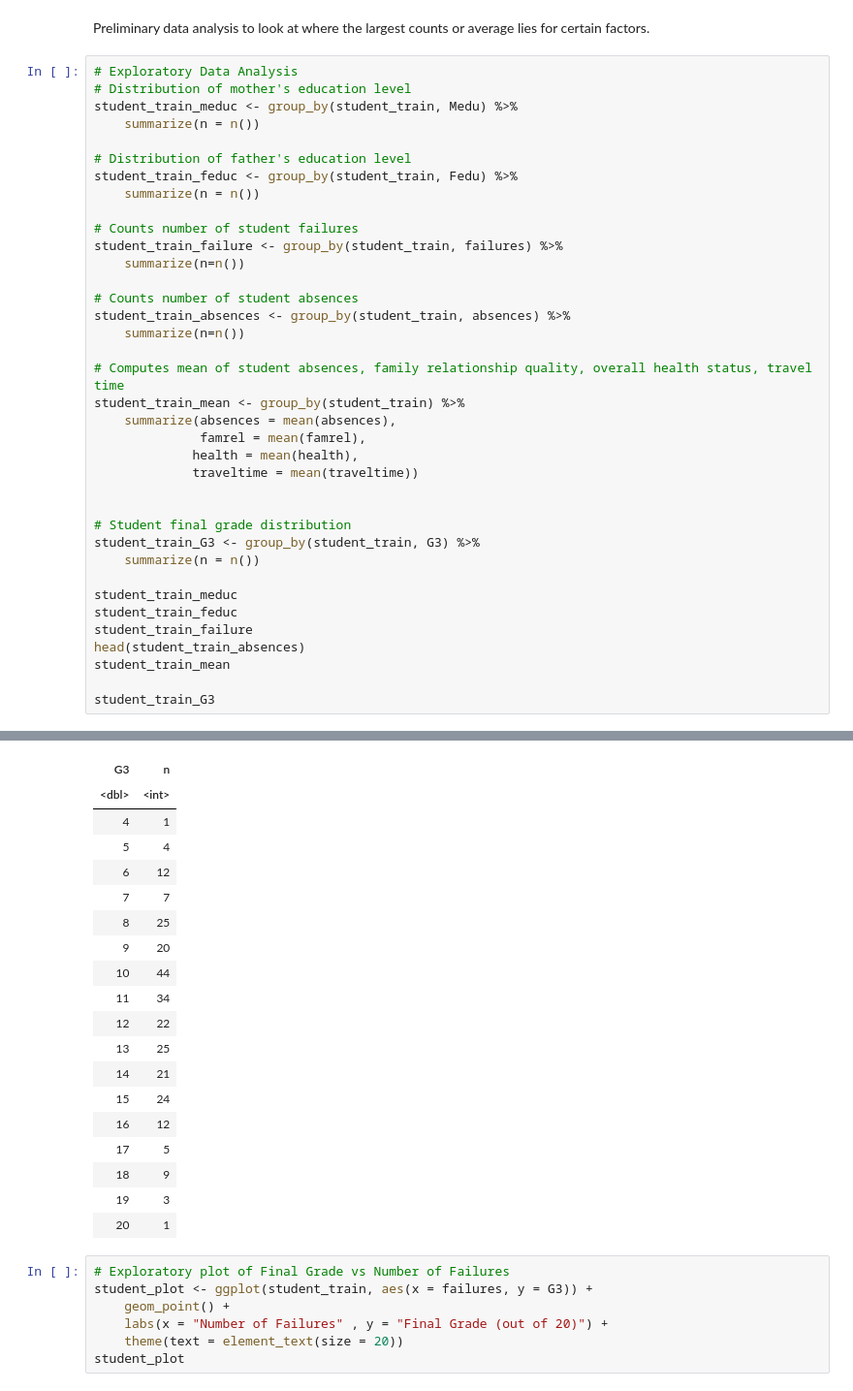
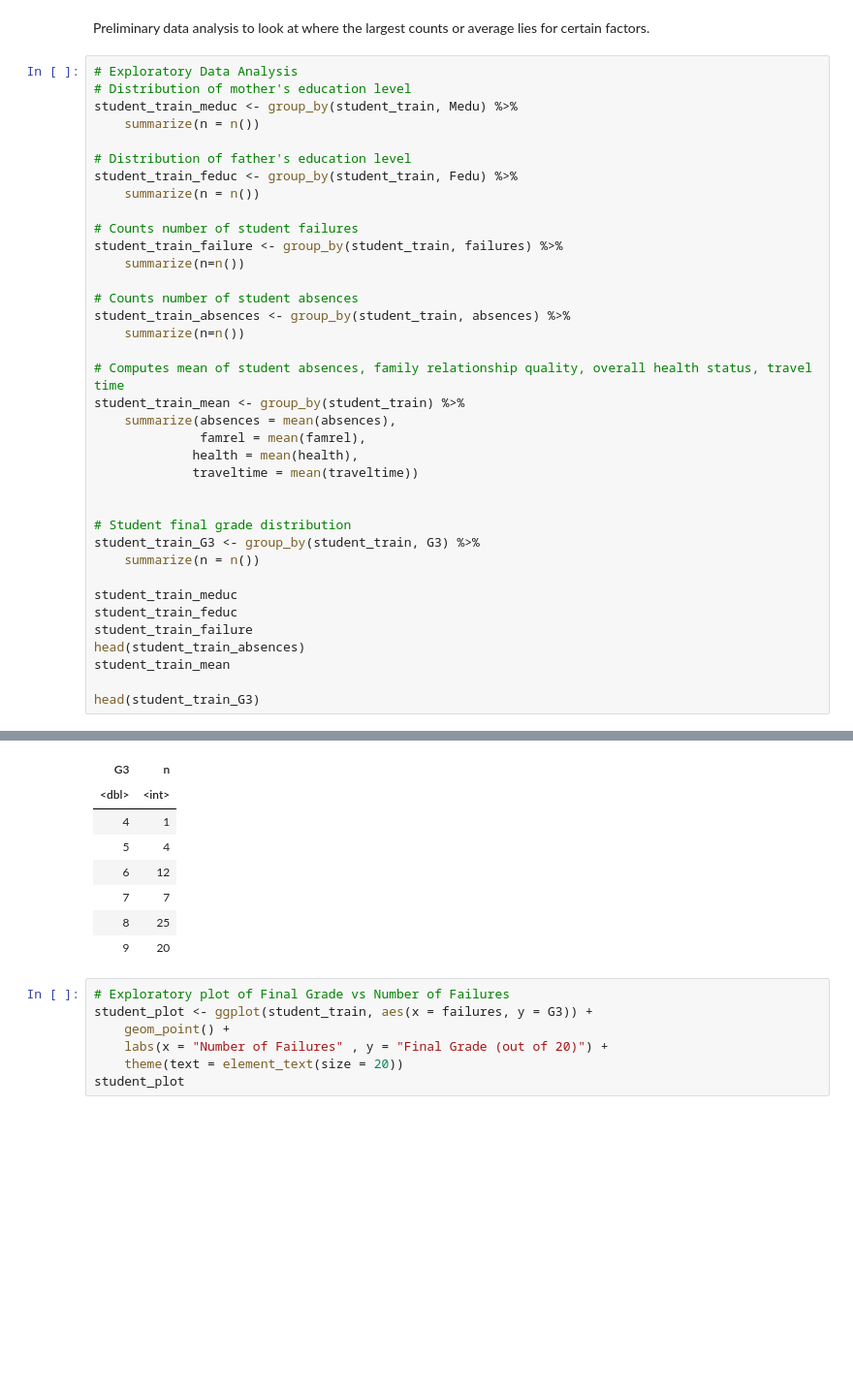
Before and after one commit to FelixNg21/DSCI100-project, a Jupyter notebook: Classification wrok.ipynb, the cells around one changed output, grey strips where cells are left out. Shown at 97% size. Cells and saved outputs as stored; diff of their text form; blank space fills up the shorter version.

```diff
--- a/Classification wrok.ipynb
+++ b/Classification wrok.ipynb
@@ -133,7 +131,7 @@ student_train_failure
 head(student_train_absences)
 student_train_mean
 
-student_train_G3
+head(student_train_G3)
 # %% [output]
 `summarise()` ungrouping output (override with `.groups` argument)
 
@@ -184,22 +182,11 @@ A tibble: 17 × 2
 | G3 | n |
 | <dbl> | <int> |
 | 4 | 1 |
 | 5 | 4 |
 | 6 | 12 |
 | 7 | 7 |
 | 8 | 25 |
 | 9 | 20 |
-| 10 | 44 |
-| 11 | 34 |
-| 12 | 22 |
-| 13 | 25 |
-| 14 | 21 |
-| 15 | 24 |
-| 16 | 12 |
-| 17 | 5 |
-| 18 | 9 |
-| 19 | 3 |
-| 20 | 1 |
 # %%
 # Exploratory plot of Final Grade vs Number of Failures
 student_plot <- ggplot(student_train, aes(x = failures, y = G3)) +
```
Also changed, not shown: parts of 3 cells of this notebook.
